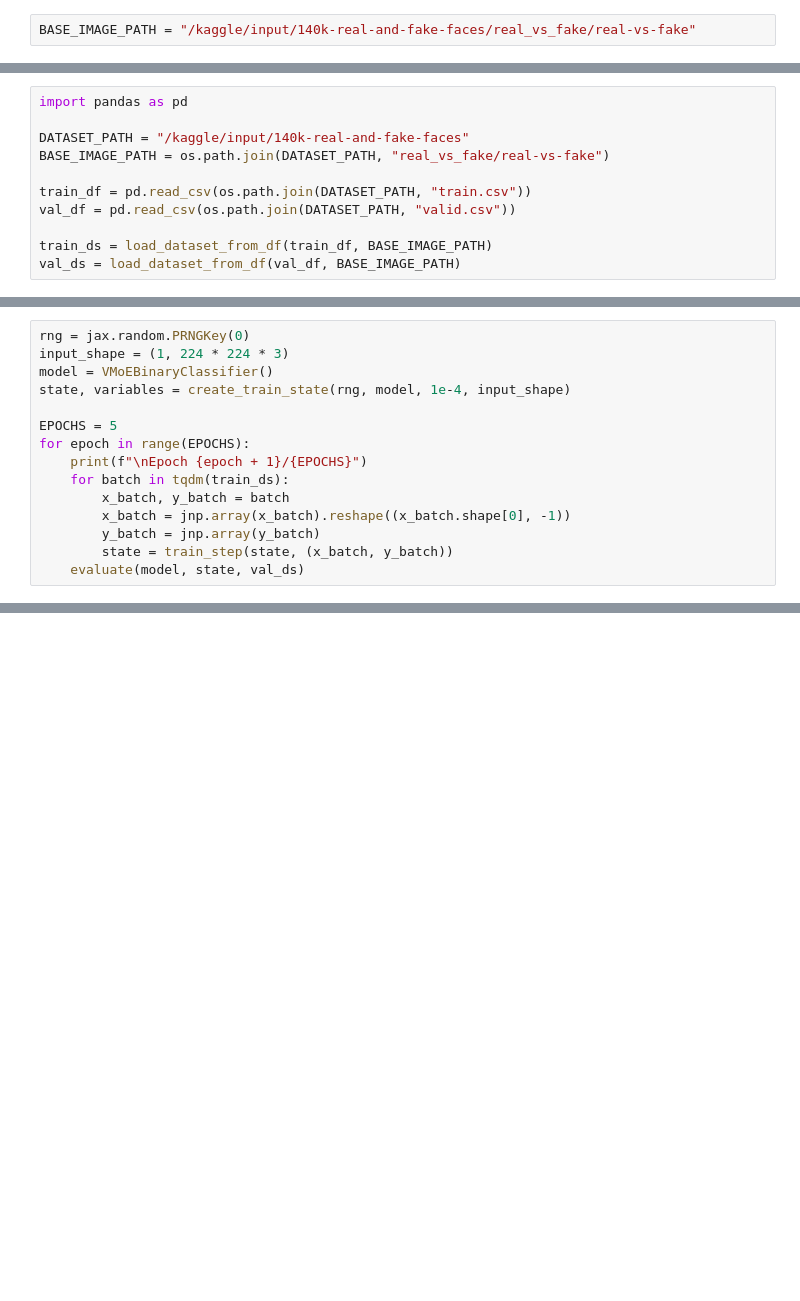
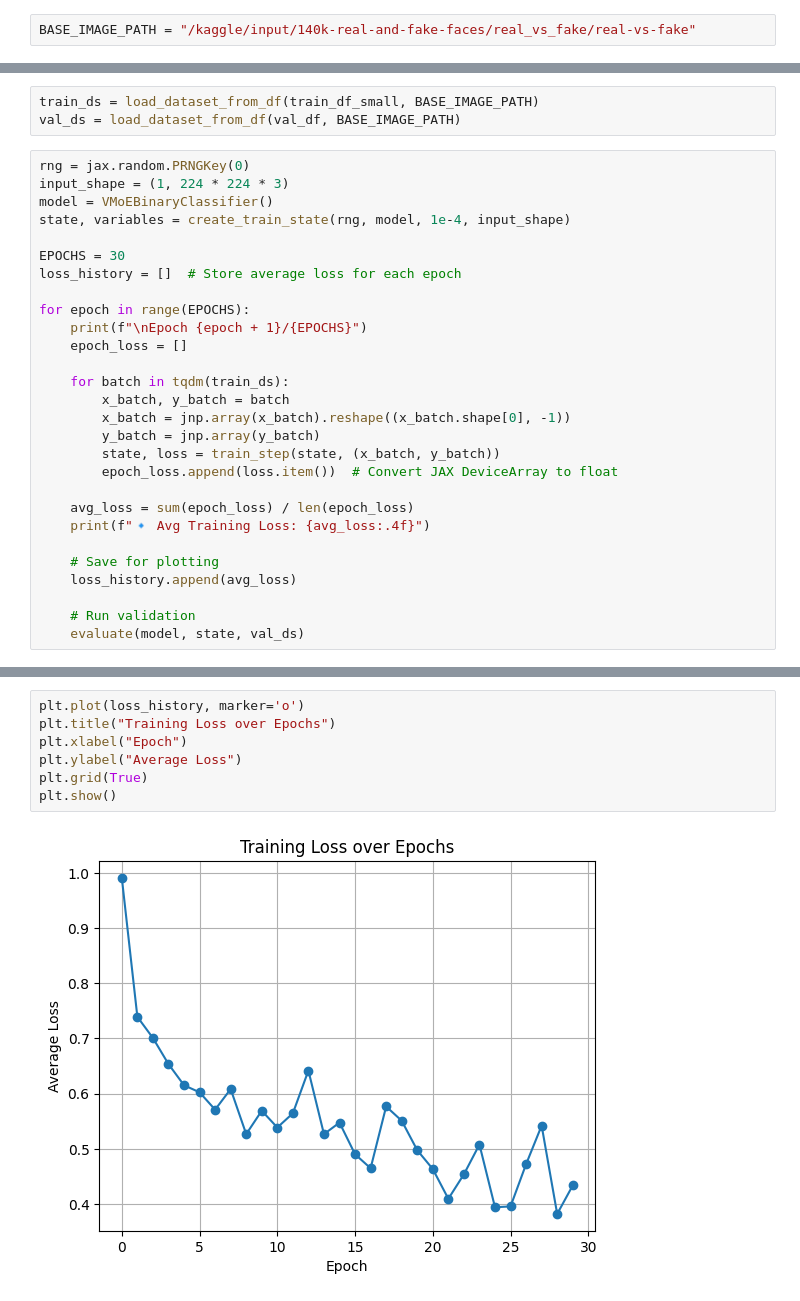
Before and after one commit to singhanushka26/MoE, a Jupyter notebook: mixture-of-experts.ipynb, the cells around one changed output, grey strips where cells are left out. Cells and saved outputs as stored; diff of their text form; blank space fills up the shorter version.

Commit message:
Kaggle Notebook | Mixture of Experts | Version 4

```diff
--- a/mixture-of-experts.ipynb
+++ b/mixture-of-experts.ipynb
@@ -49,15 +99,4 @@ def load_dataset_from_df(df, base_image_dir, image_size=(224, 224), batch_size=3
     ds = ds.map(process, num_parallel_calls=tf.data.AUTOTUNE)
     ds = ds.shuffle(1000).batch(batch_size).prefetch(tf.data.AUTOTUNE)
     return ds
-# %%
-import pandas as pd
-
-DATASET_PATH = "/kaggle/input/140k-real-and-fake-faces"
-BASE_IMAGE_PATH = os.path.join(DATASET_PATH, "real_vs_fake/real-vs-fake")
-
-train_df = pd.read_csv(os.path.join(DATASET_PATH, "train.csv"))
-val_df = pd.read_csv(os.path.join(DATASET_PATH, "valid.csv"))
-
-train_ds = load_dataset_from_df(train_df, BASE_IMAGE_PATH)
-val_ds = load_dataset_from_df(val_df, BASE_IMAGE_PATH)
 # %%
@@ -156,16 +237,32 @@ def evaluate(model, state, val_ds):
+# %%
+train_ds = load_dataset_from_df(train_df_small, BASE_IMAGE_PATH)
+val_ds = load_dataset_from_df(val_df, BASE_IMAGE_PATH)
 # %%
 rng = jax.random.PRNGKey(0)
 input_shape = (1, 224 * 224 * 3)
 model = VMoEBinaryClassifier()
 state, variables = create_train_state(rng, model, 1e-4, input_shape)
 
-EPOCHS = 5
+EPOCHS = 30
+loss_history = []  # Store average loss for each epoch
+
 for epoch in range(EPOCHS):
     print(f"\nEpoch {epoch + 1}/{EPOCHS}")
+    epoch_loss = []
+
     for batch in tqdm(train_ds):
         x_batch, y_batch = batch
         x_batch = jnp.array(x_batch).reshape((x_batch.shape[0], -1))
         y_batch = jnp.array(y_batch)
-        state = train_step(state, (x_batch, y_batch))
+        state, loss = train_step(state, (x_batch, y_batch))
+        epoch_loss.append(loss.item())  # Convert JAX DeviceArray to float
+
+    avg_loss = sum(epoch_loss) / len(epoch_loss)
+    print(f"🔹 Avg Training Loss: {avg_loss:.4f}")
+
+    # Save for plotting
+    loss_history.append(avg_loss)
+
+    # Run validation
     evaluate(model, state, val_ds)
 # %% [output]
@@ -173,0 +425,9 @@ KeyError: 'gating_weights'
+# %%
+plt.plot(loss_history, marker='o')
+plt.title("Training Loss over Epochs")
+plt.xlabel("Epoch")
+plt.ylabel("Average Loss")
+plt.grid(True)
+plt.show()
+# %% [output]
+[figure, added]
```
Also changed, not shown: parts of 10 cells of this notebook.
